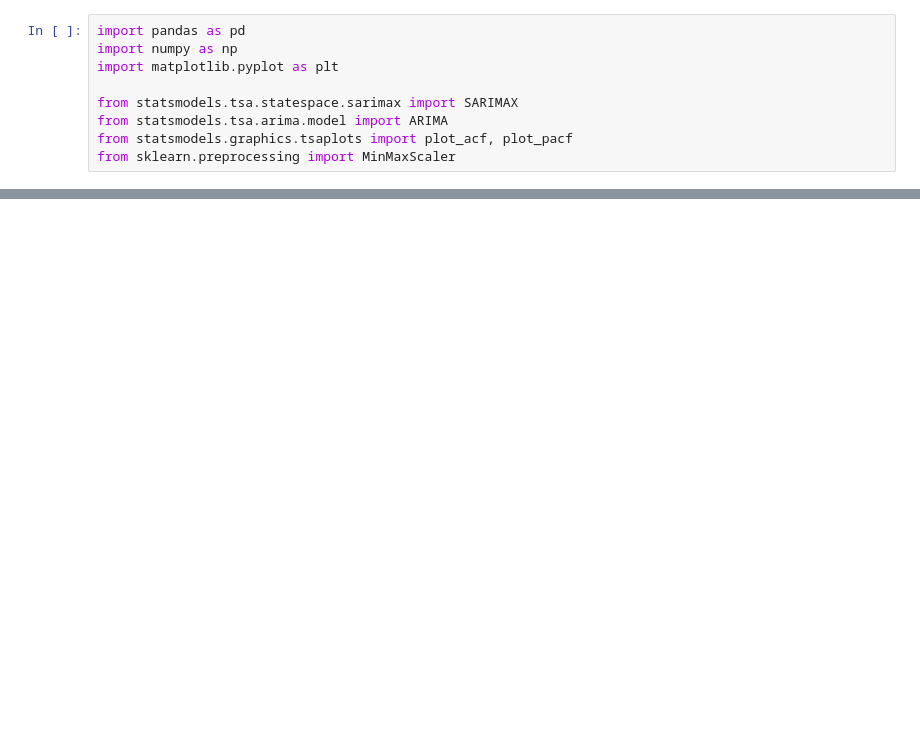
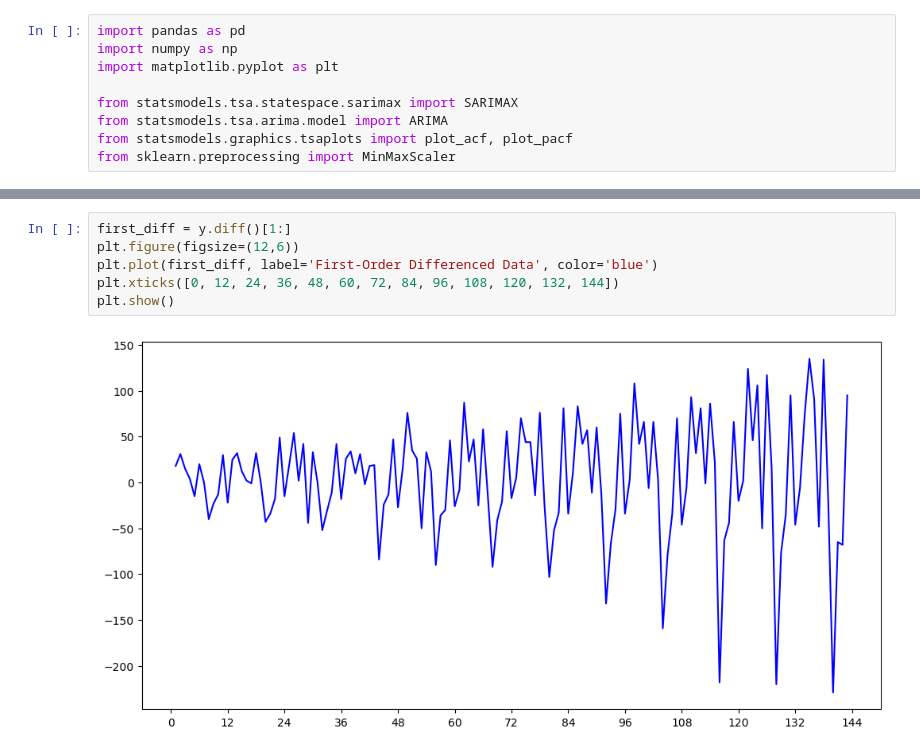
Before and after one commit to JosheevR/Statsmodels-Initial, a Jupyter notebook: truck_sales_fix.ipynb, the cells around one changed output, grey strips where cells are left out. Drawn from its saved outputs; the diff is of its cells as text; blank space fills up the shorter version.

```diff
--- a/truck_sales_fix.ipynb
+++ b/truck_sales_fix.ipynb
@@ -27,0 +55,8 @@ y_scaled = scaler.fit_transform(y.values.reshape(-1, 1)).flatten()
+# %%
+first_diff = y.diff()[1:]
+plt.figure(figsize=(12,6))
+plt.plot(first_diff, label='First-Order Differenced Data', color='blue')
+plt.xticks([0, 12, 24, 36, 48, 60, 72, 84, 96, 108, 120, 132, 144])
+plt.show()
+# %% [output]
+[figure, added]
```
Also changed, not shown: parts of 22 cells of this notebook.
